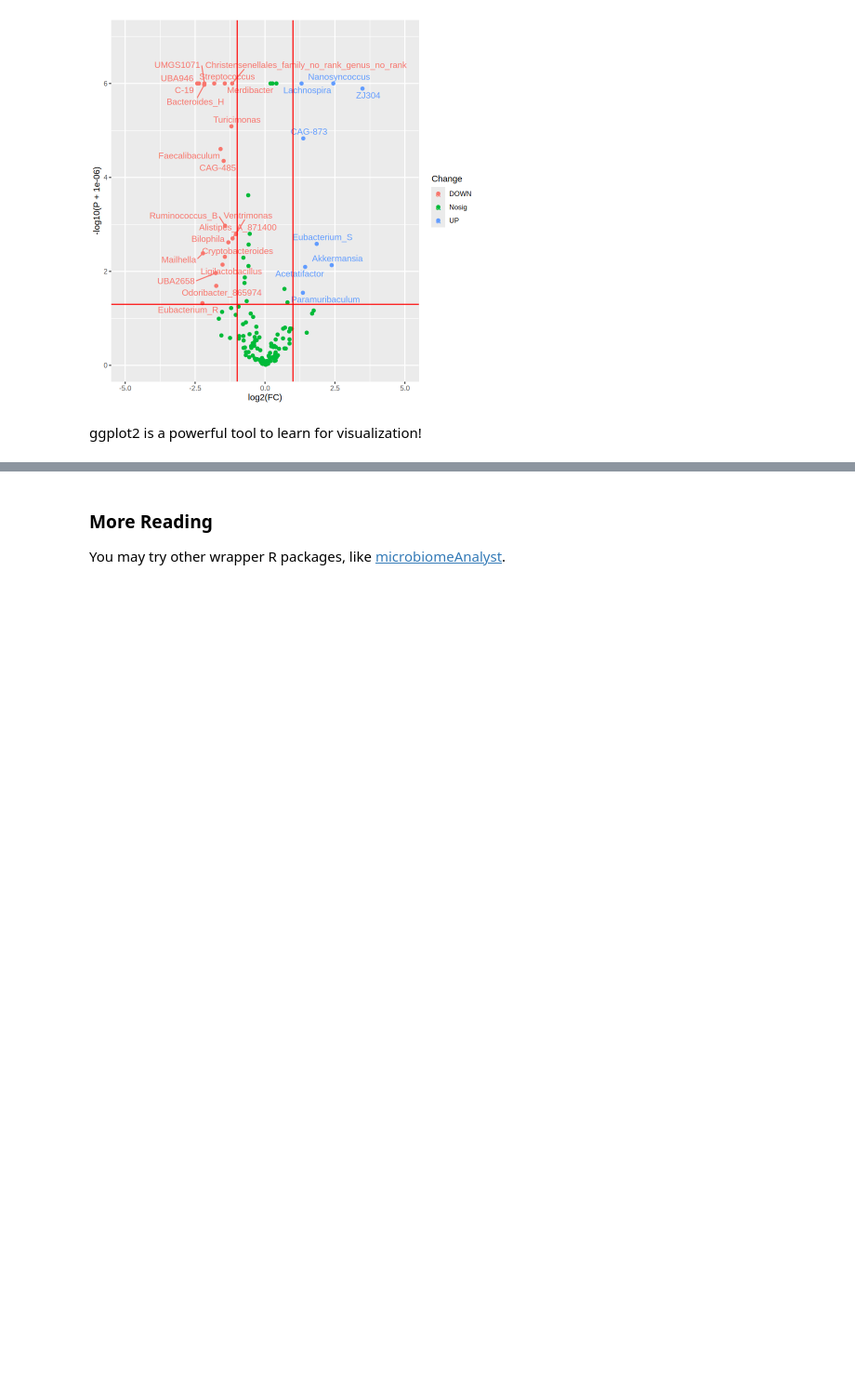
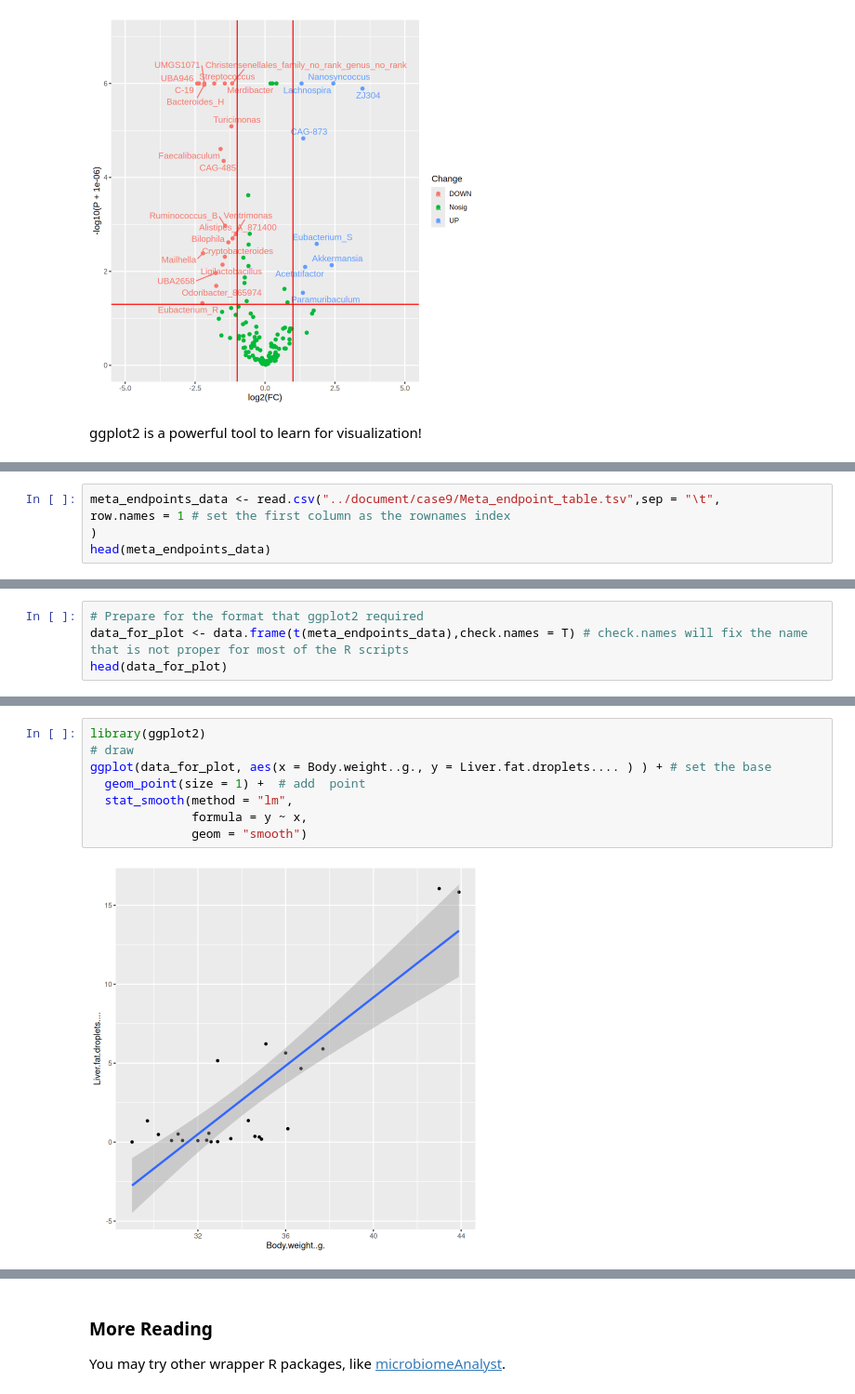
Before and after one commit to nedchen2/DecodingMicrobiota, a Jupyter notebook: content/03-Micro-Decode.ipynb, the cells around one changed output, grey strips where cells are left out. Shown at 93% size. Drawn from its saved outputs; the diff is of its cells as text; blank space fills up the shorter version.

```diff
--- a/content/03-Micro-Decode.ipynb
+++ b/content/03-Micro-Decode.ipynb
@@ -974,0 +1012,5 @@ ggplot2 is a powerful tool to learn for visualization!
+# %%
+meta_endpoints_data <- read.csv("../document/case9/Meta_endpoint_table.tsv",sep = "\t",
+row.names = 1 # set the first column as the rownames index
+)
+head(meta_endpoints_data)
@@ -974,0 +1096,4 @@ ggplot2 is a powerful tool to learn for visualization!
+# %%
+# Prepare for the format that ggplot2 required
+data_for_plot <- data.frame(t(meta_endpoints_data),check.names = T) # check.names will fix the name that is not proper for most of the R scripts
+head(data_for_plot)
@@ -974,0 +1110,10 @@ ggplot2 is a powerful tool to learn for visualization!
+# %%
+library(ggplot2)
+# draw
+ggplot(data_for_plot, aes(x = Body.weight..g., y = Liver.fat.droplets.... ) ) + # set the base
+  geom_point(size = 1) +  # add  point
+  stat_smooth(method = "lm",
+              formula = y ~ x,
+              geom = "smooth")
+# %% [output]
+[figure, added]
```
Also changed, not shown: parts of 18 cells of this notebook, 11 other files.
